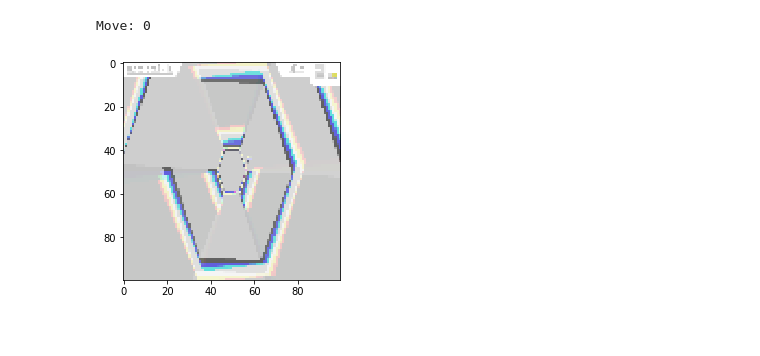
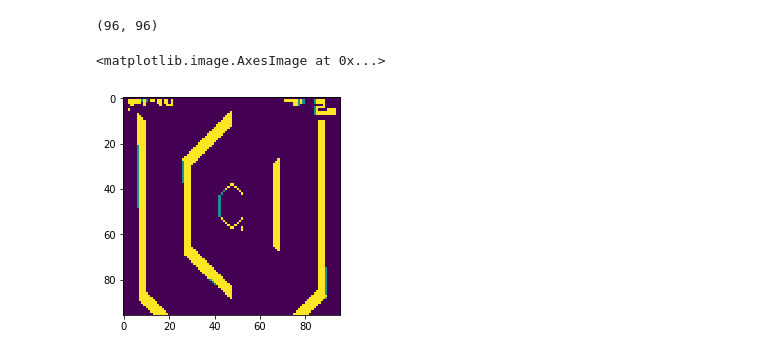
Before and after one commit to kvchen/cs231n-final-project, a Jupyter notebook: notebook/demo.ipynb, the cells around one changed output. Cells and saved outputs as stored; diff of their text form; code cells hidden in the pictures.

Commit message:
Update environment and add visualization notebooks

```diff
--- a/notebook/demo.ipynb
+++ b/notebook/demo.ipynb
@@ -9,11 +14,13 @@ demo = np.load('../demo/demo_1527386218.npy.npz')
-# %%
-example_idx = 100
-
-state = demo['states'][example_idx]
-move = demo['moves'][example_idx]
-
-plt.imshow(demo['states'][100])
-print("Move: {}".format(move))
-# %% [output]
-Move: 0
-[figure, removed]
+# %%
+example_demo_path = glob.glob('../demo/demo_*.npy.npz')[-1]
+demo = np.load(example_demo_path)
+# %%
+states = demo['states']
+moves = demo['moves']
+# %%
+print(states[100][..., -1].shape)
+plt.imshow(states[100][..., -1])
+# %% [output]
+(96, 96)
+<matplotlib.image.AxesImage at 0x...>
+[figure, added]
```
Also changed, not shown: parts of 8 cells of this notebook, 14 other files.
